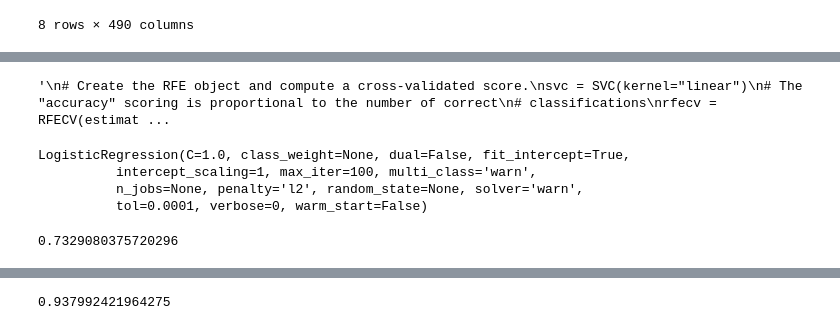
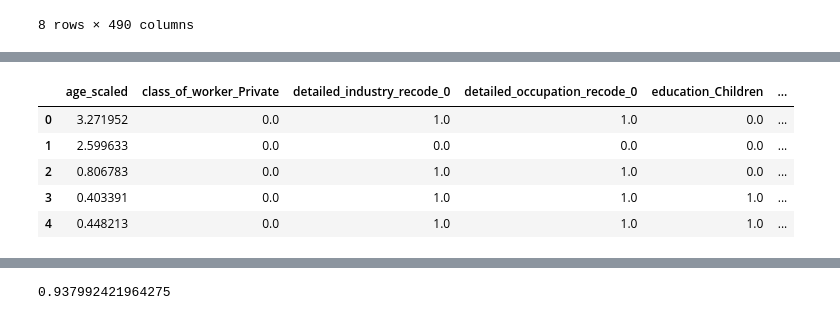
Before and after one commit to AdamJelley/US-Census-Income-Modelling, a Jupyter notebook: US_CensusIncomeModelling.ipynb, the cells around one changed output, grey strips where cells are left out. Drawn from its saved outputs; the diff is of its cells as text; code cells hidden in the pictures.

Commit message:
Added multiple classification models and compared accuracies

```diff
--- a/US_CensusIncomeModelling.ipynb
+++ b/US_CensusIncomeModelling.ipynb
@@ -274,17 +317,17 @@ X_test.drop('instance_weight_scaled', axis=1, inplace=True)
 # %%
-skb = SelectPercentile(score_func = chi2, percentile=10)
-X_train_reduced = skb.fit_transform(X_train, y_train)
+sp10 = SelectPercentile(score_func = chi2, percentile=10)
+X_train_reduced_sp10 = sp10.fit_transform(X_train, y_train)
 
-mask = skb.get_support() #list of booleans
+mask = sp10.get_support() #list of booleans
 new_features = [] # The list of your K best features
 
 for bool, feature in zip(mask, X_train.columns):
     if bool:
         new_features.append(feature)
 
-X_train_reduced = pd.DataFrame(X_train_reduced, columns = new_features)
-X_test_reduced = X_test.loc[:,new_features]
-X_train_reduced.head()
+X_train_reduced_sp10 = pd.DataFrame(X_train_reduced_sp10, columns = new_features)
+X_test_reduced_sp10 = X_test.loc[:,new_features]
+X_train_reduced_sp10.head()
 # %% [output]
 |  | age_scaled | class_of_worker_Federal government | class_of_worker_Private | class_of_worker_Self-employed-inc... | detailed_industry_recode_0 | ... |
 | 0 | 3.271952 | 0.0 | 0.0 | 0.0 | 1.0 | ... |
@@ -292,38 +335,41 @@ X_train_reduced.head()
 | 2 | 0.806783 | 0.0 | 0.0 | 0.0 | 1.0 | ... |
 | 3 | 0.403391 | 0.0 | 0.0 | 0.0 | 1.0 | ... |
 | 4 | 0.448213 | 0.0 | 0.0 | 0.0 | 1.0 | ... |
+# %%
+VT = VarianceThreshold(threshold=(0.8 * (1 - 0.8)))
+X_train_reduced_VT = VT.fit_transform(X_train)
+
+mask = VT.get_support() #list of booleans
+new_features = [] # The list of your K best features
+
+for bool, feature in zip(mask, X_train.columns):
+    if bool:
+        new_features.append(feature)
+
+X_train_reduced_VT = pd.DataFrame(X_train_reduced_VT, columns = new_features)
+X_test_reduced_VT = X_test.loc[:,new_features]
+X_train_reduced_VT.head()
+# %% [output]
+|  | age_scaled | class_of_worker_Private | detailed_industry_recode_0 | detailed_occupation_recode_0 | education_Children | ... |
+| 0 | 3.271952 | 0.0 | 1.0 | 1.0 | 0.0 | ... |
+| 1 | 2.599633 | 0.0 | 0.0 | 0.0 | 0.0 | ... |
+| 2 | 0.806783 | 0.0 | 1.0 | 1.0 | 0.0 | ... |
+| 3 | 0.403391 | 0.0 | 1.0 | 1.0 | 1.0 | ... |
+| 4 | 0.448213 | 0.0 | 1.0 | 1.0 | 1.0 | ... |
 # %%
-"""
-# Create the RFE object and compute a cross-validated score.
-svc = SVC(kernel="linear")
-# The "accuracy" scoring is proportional to the number of correct
-# classifications
-rfecv = RFECV(estimator=svc, step=1, cv=StratifiedKFold(2),
-              scoring='accuracy')
-rfecv.fit(X_train_reduced, y_train)
+# # Create the RFE object and compute a cross-validated score.
+# svc = SVC(kernel="linear")
+# # The "accuracy" scoring is proportional to the number of correct
+# # classifications
+# rfecv = RFECV(estimator=svc, step=1, cv=StratifiedKFold(2),
+#               scoring='accuracy')
+# rfecv.fit(X_train_reduced, y_train)
 
-print("Optimal number of features : %d" % rfecv.n_features_)
+# print("Optimal number of features : %d" % rfecv.n_features_)
 
-# Plot number of features VS. cross-validation scores
-plt.figure()
-plt.xlabel("Number of features selected")
-plt.ylabel("Cross validation score (nb of correct classifications)")
-plt.plot(range(1, len(rfecv.grid_scores_) + 1), rfecv.grid_scores_)
-plt.show()
-"""
+# # Plot number of features VS. cross-validation scores
+# plt.figure()
+# plt.xlabel("Number of features selected")
+# plt.ylabel("Cross validation score (nb of correct classifications)")
+# plt.plot(range(1, len(rfecv.grid_scores_) + 1), rfecv.grid_scores_)
+# plt.show()
-# %% [output]
-'\n# Create the RFE object and compute a cross-validated score.\nsvc = SVC(kernel="linear")\n# The "accuracy" scoring is proportional to the number of correct\n# classifications\nrfecv = RFECV(estimat ...
-# %%
-logReg = LogisticRegression()
-logReg.fit(X_train_reduced, y_train)
-# %% [output]
-LogisticRegression(C=1.0, class_weight=None, dual=False, fit_intercept=True,
-          intercept_scaling=1, max_iter=100, multi_class='warn',
-          n_jobs=None, penalty='l2', random_state=None, solver='warn',
-          tol=0.0001, verbose=0, warm_start=False)
-# %%
-#CV_accuracy = np.mean(cross_val_score(logReg, X_train_reduced, y_train, cv=5))
-CV_F1 = np.mean(cross_val_score(logReg, X_train_reduced, y_train, cv=5, scoring = 'f1_macro'))
-CV_F1
-# %% [output]
-0.7329080375720296
```
Also changed, not shown: parts of 12 cells of this notebook.
